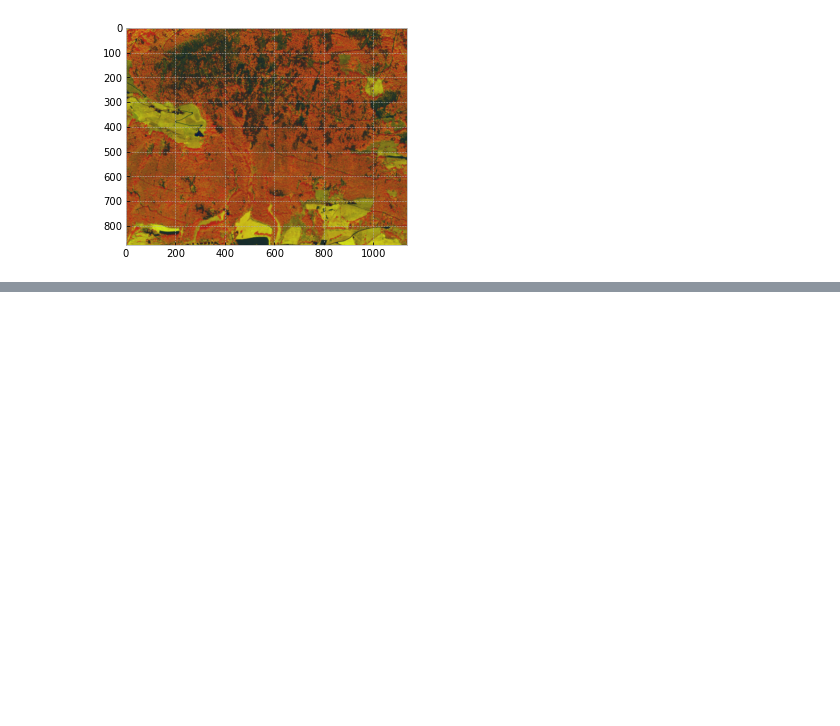
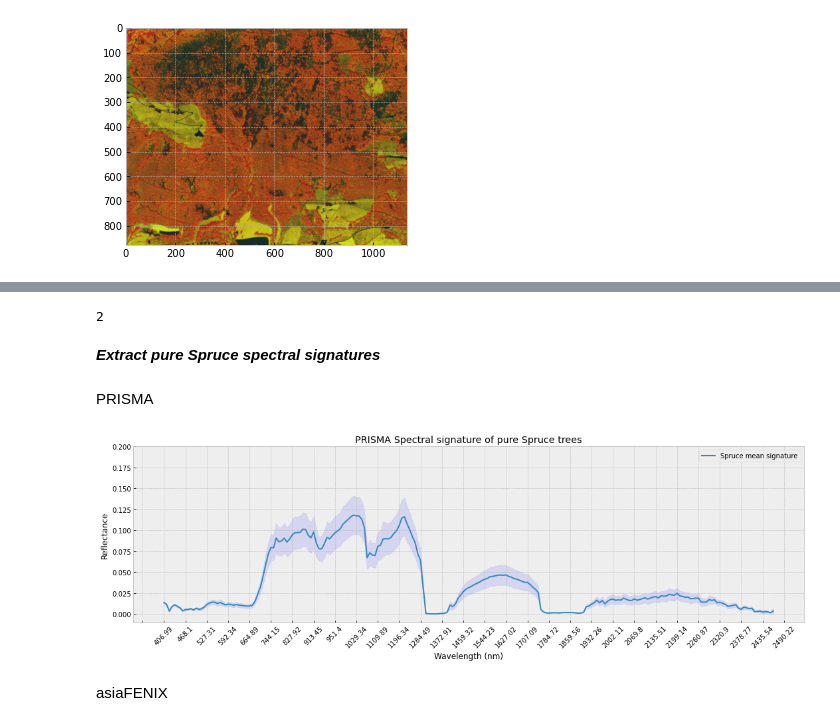
Before and after one commit to AlessandroAustoni/Satellite_Bark_Beetle_Detection, a Jupyter notebook: pre-preocessing.ipynb, the cells around one changed output, grey strips where cells are left out. Saved outputs shown, nothing was run; the diff lists cells and outputs as text; code cells hidden in the pictures; blank space fills up the shorter version.

```diff
--- a/pre-preocessing.ipynb
+++ b/pre-preocessing.ipynb
@@ -186,0 +227,8 @@ the percentage of monoclass pixels in the PRISMA image is: 29.0625%
+# %%
+print(len(df[df['CLASS1%']>=80]))
+# %% [output]
+2
+# %% [markdown]
+***Extract pure Spruce spectral signatures***
+# %% [markdown]
+PRISMA
@@ -186,0 +257,34 @@ the percentage of monoclass pixels in the PRISMA image is: 29.0625%
+# %%
+#set pixel coordinates and iterate endmember plotting to each Spruce pure pixel
+points=[[422,1010],[429,991],[430,992],[430,993],[431,994],[435,1000],[437,1000],[440,1000],[441,1000]]
+
+plt.figure(figsize=(15,5),tight_layout=True)
+for idx,point in enumerate(points):
+    x=point[0]
+    y=point[1]
+    vnir_dict = {x:y for x,y in vnir_dict.items() if y!=0}
+    swir_dict = {x:y for x,y in swir_dict.items() if y!=0}
+    vnir_wvl_values = list(vnir_dict.values())
+    swir_wvl_values = list(swir_dict.values())
+    wvl_decr = swir_wvl_values + vnir_wvl_values
+    wvl = wvl_decr[::-1] #reverse order of bands
+    buffer[:,idx]=data[:, x, y]
+
+mean=np.mean(buffer,axis=1)
+std=np.std(buffer,axis=1)
+
+print()
+plt.plot(mean,label='Spruce mean signature')
+plt.legend()
+plt.fill_between(range(len(mean)),mean-0.5*std, mean+0.5*std, color='blue', alpha=0.1)
+plt.xticks(range(len(wvl)), [round(w, 2) for w in wvl], rotation=45)
+plt.gca().xaxis.set_major_locator(ticker.MultipleLocator(8))
+plt.xlabel('Wavelength (nm)')
+plt.ylabel('Reflectance')
+plt.ylim([-0.01,0.20])
+plt.title('PRISMA Spectral signature of pure Spruce trees')
+plt.show()
+# %% [output]
+[figure, added]
+# %% [markdown]
+asiaFENIX
```
Also changed, not shown: parts of 14 cells of this notebook, 5 other files.
